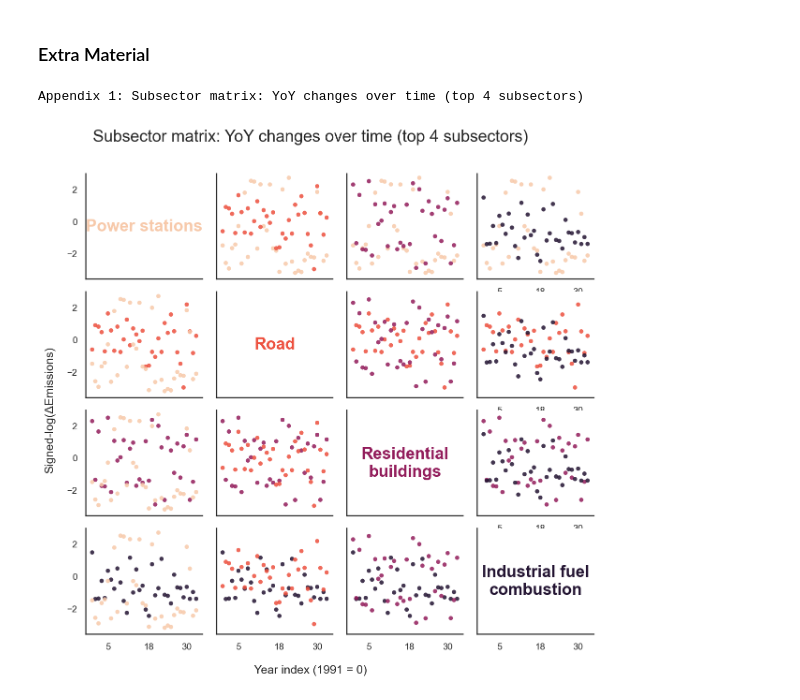
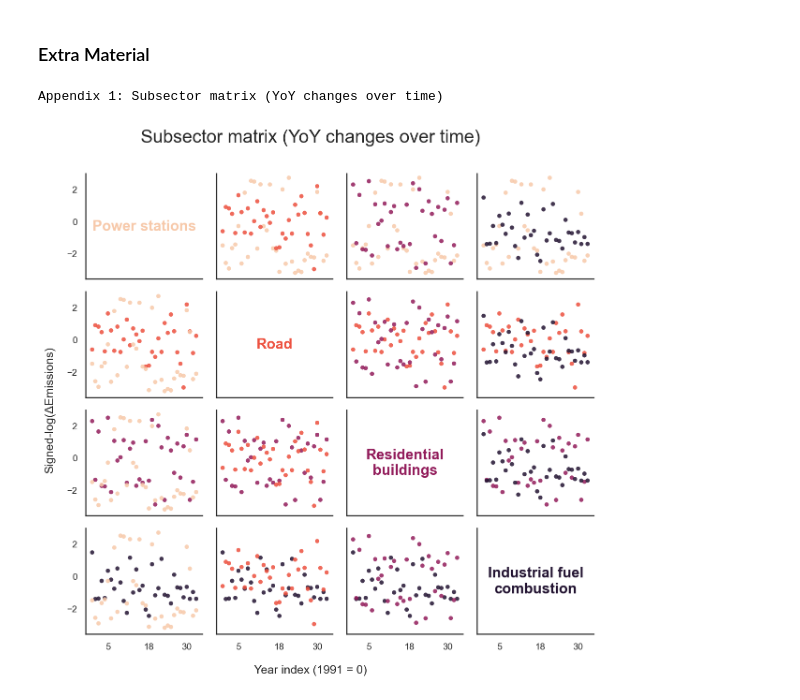
Before and after one commit to PontusNeumann/CBS-Spring26, a Jupyter notebook: ML/ML MA1/Compulsory_assignment_1.ipynb, the cells around one changed output. Drawn from its saved outputs; the diff is of its cells as text; code cells hidden in the pictures.

```diff
--- a/ML/ML MA1/Compulsory_assignment_1.ipynb
+++ b/ML/ML MA1/Compulsory_assignment_1.ipynb
@@ -1862,7 +1914,7 @@ Extending the most recent five year trend forward provides a simple benchmark fo
 # %% [markdown]
 ### Extra Material
 # %%
-# Subsector matrix: YoY changes over time (top 4 subsectors)
+# Subsector scatterplot matrix (YoY changes over time)
 # Diagonal shows subsector label (color key). Off-diagonal shows YoY scatter over time.
 
 import numpy as np
@@ -1875,12 +1927,13 @@ except ImportError:
     def fill(text, width=16):
         return str(text)
 
-print("Appendix 1: Subsector matrix: YoY changes over time (top 4 subsectors)")
+print("Appendix 1: Subsector matrix (YoY changes over time)")
 set_clean_theme()
 
 SUB_COL = "Territorial Emissions Statistics subsector"
 YEAR_COL = "Year"
 VAL_COL = value_col
+BASE_YEAR = 1990
 BASE = BASE_YEAR
 
 df = uk_by_source.copy()
@@ -1963,40 +2016,40 @@ for i, r in enumerate(subs):
                 0.5, 0.5, label,
                 transform=ax.transAxes,
                 ha="center", va="center",
-                fontsize=18, fontweight="bold",
+                fontsize=16, fontweight="bold",
                 color=sub_color.get(r, "black")
             )
         else:
             yr = D[r].to_numpy()
             m = np.isfinite(yr)
             ax.scatter(x[m], yr[m], s=S, alpha=A, edgecolors="none",
                        color=sub_color.get(r, "black"), clip_on=True)
 
             yc = D[c].to_numpy()
             m2 = np.isfinite(yc)
             ax.scatter(x[m2], yc[m2], s=S, alpha=A, edgecolors="none",
                        color=sub_color.get(c, "black"), clip_on=True)
 
         # Y tick labels on first column only (keep axis scale readable)
         ax.tick_params(axis="y", labelsize=10, labelleft=(j == 0))
 
         # X tick labels on bottom row and last column (including diagonal)
-        show_x = (i == k - 1) or (j == k - 1)
+        show_x = (i == k - 1)
         if show_x:
             ax.set_xticks(time_ticks)
             ax.set_xticklabels([str(t) for t in time_ticks], fontsize=10)
         else:
             ax.set_xticks([])
 
 # Global labels (placed with extra margins)
 fig.supxlabel(f"Year index ({base_year} = 0)", fontsize=13, y=0.05)
 fig.supylabel("Signed-log(ΔEmissions)", fontsize=13, x=0.05)
-fig.suptitle("Subsector matrix: YoY changes over time (top 4 subsectors)", fontsize=18, y=0.975)
+fig.suptitle("Subsector matrix (YoY changes over time)", fontsize=20, y=0.975)
 
 plt.show()
 # %% [output]
-Appendix 1: Subsector matrix: YoY changes over time (top 4 subsectors)
+Appendix 1: Subsector matrix (YoY changes over time)
-[figure, old version]
+[figure, new version]
 # %%
 # Subsector SPLOM with time regimes (YoY changes)
 
```
Also changed, not shown: parts of 9 cells of this notebook.
